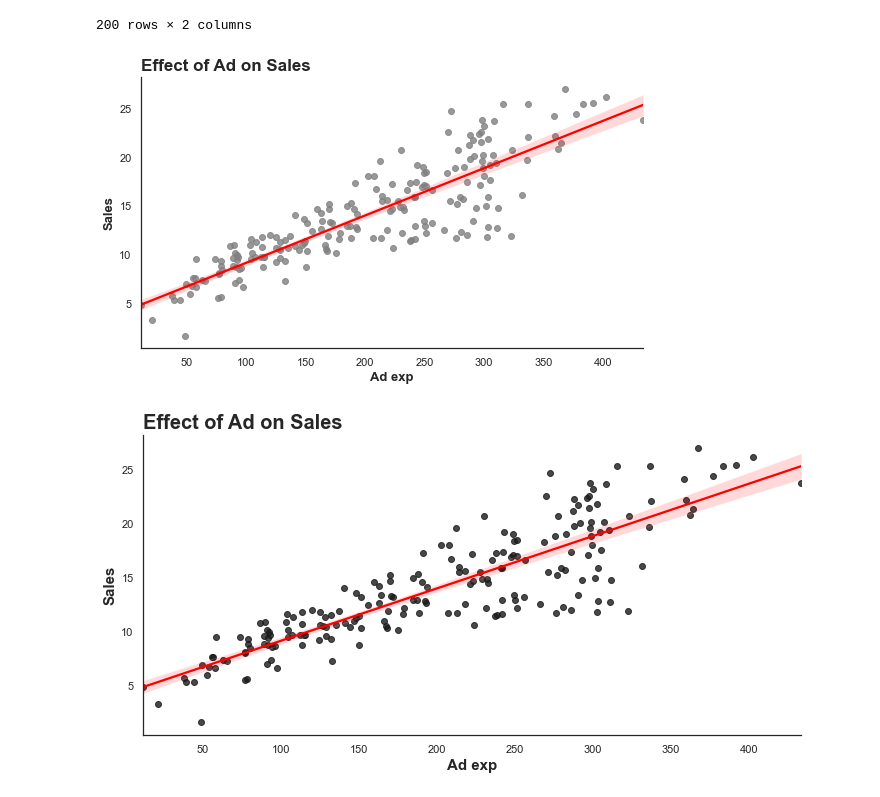
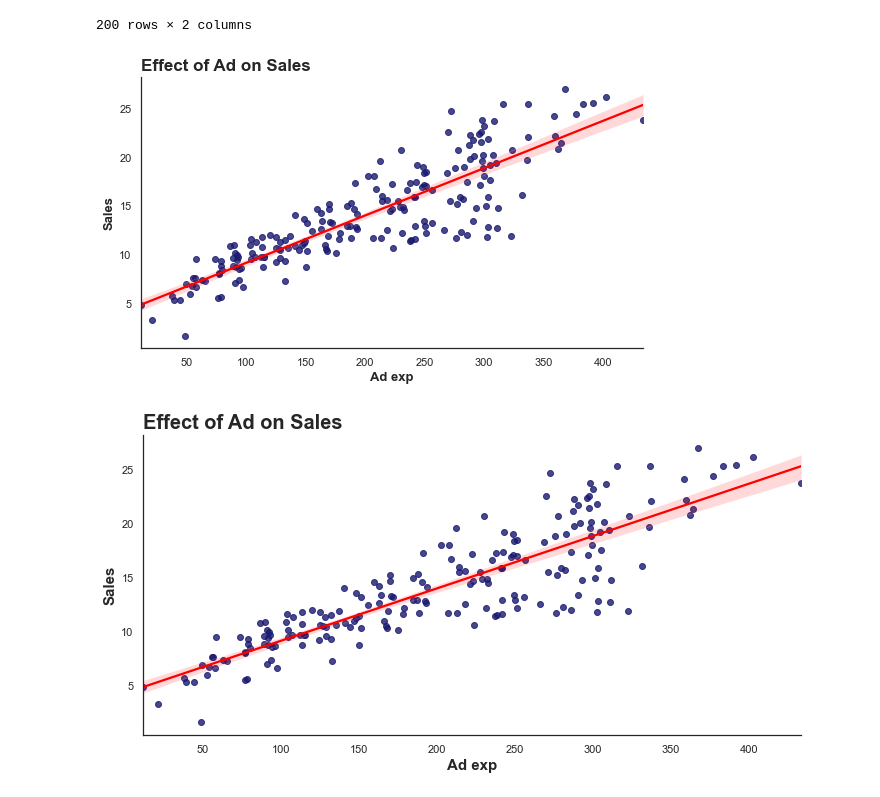
Before and after one commit to arl9kin/Python_data, a Jupyter notebook: viz/scatter_with_trend.ipynb, the cells around one changed output. Cells and saved outputs as stored; diff of their text form; code cells hidden in the pictures.

```diff
--- a/viz/scatter_with_trend.ipynb
+++ b/viz/scatter_with_trend.ipynb
@@ -23,26 +23,26 @@ df
 # %%
 sns.set_style ('white')
 plt.figure (figsize =(9,5))
 
 sns.regplot(x = 'Budget',
-           y = 'Sales',
-           data = df,
-           color = 'grey',
-           line_kws = {'color':'red'})
+            y = 'Sales',
+            data = df,
+            color = 'midnightblue',
+            line_kws = {'color':'red'})
 plt.xlabel("Ad exp", fontsize = 13, fontweight = 'bold')
 plt.ylabel("Sales", fontsize = 13, fontweight = 'bold')
 plt.title ("Effect of Ad on Sales", fontsize = 17, fontweight = 'bold', loc = 'left')
 sns.despine()
 plt.show()
 # %% [output]
-[figure, old version]
+[figure, new version]
 # %%
 sns.set_style ('white')
 
 sns.lmplot(x = 'Budget',
            y = 'Sales',
            data = df,
-           scatter_kws = {'color':'k'},
+           scatter_kws = {'color':'midnightblue'},
            line_kws = {'color':'red'},
            height = 5,
            aspect = 2)
@@ -52,4 +52,4 @@ plt.title ("Effect of Ad on Sales", fontsize = 20, fontweight = 'bold', loc = 'l
 sns.despine()
 plt.show()
 # %% [output]
-[figure, old version]
+[figure, new version]
```
